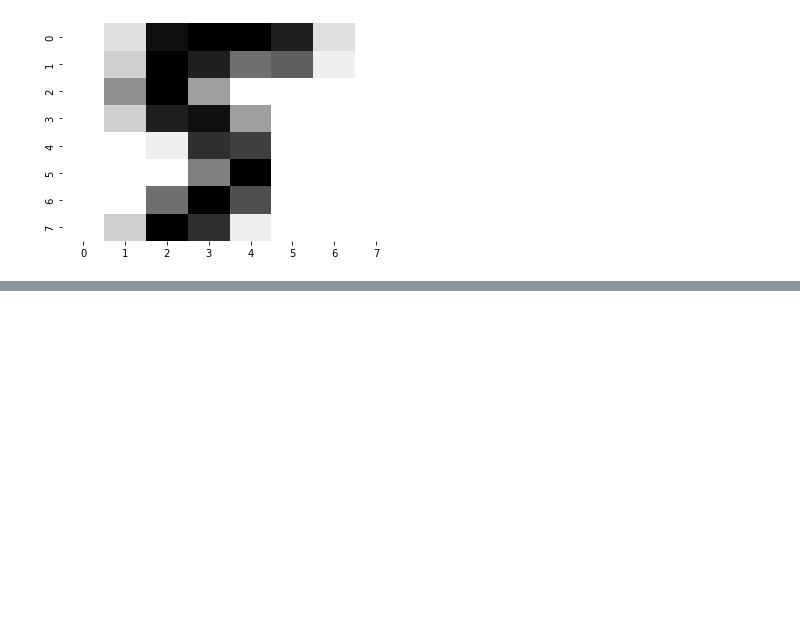
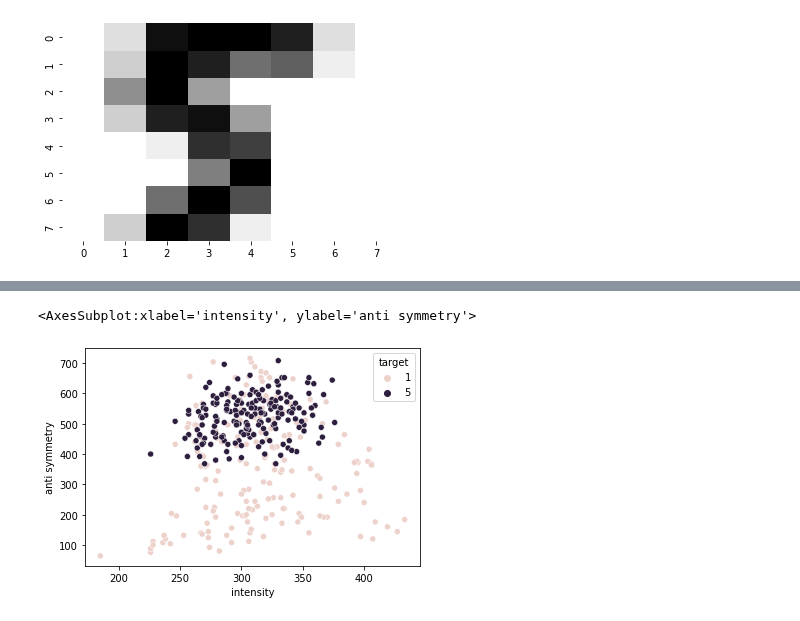
Before and after one commit to rknagao/studies, a Jupyter notebook: caltech_ml_course/lecture03_linear_model_1/lecture03.ipynb, the cells around one changed output, grey strips where cells are left out. Saved outputs shown, nothing was run; the diff lists cells and outputs as text; code cells hidden in the pictures; blank space fills up the shorter version.

```diff
--- a/caltech_ml_course/lecture03_linear_model_1/lecture03.ipynb
+++ b/caltech_ml_course/lecture03_linear_model_1/lecture03.ipynb
@@ -149,3 +153,9 @@ df.sample(3)
+# %%
+sns.scatterplot(data=df, x='intensity', y='anti symmetry', hue='target')
+#plt.ylim(reversed(plt.ylim()))
+# %% [output]
+<AxesSubplot:xlabel='intensity', ylabel='anti symmetry'>
+[figure, added]
 # %%
 X = df.drop(columns='target')
 y = df['target']
```
Also changed, not shown: parts of 11 cells of this notebook, 2 other files.
